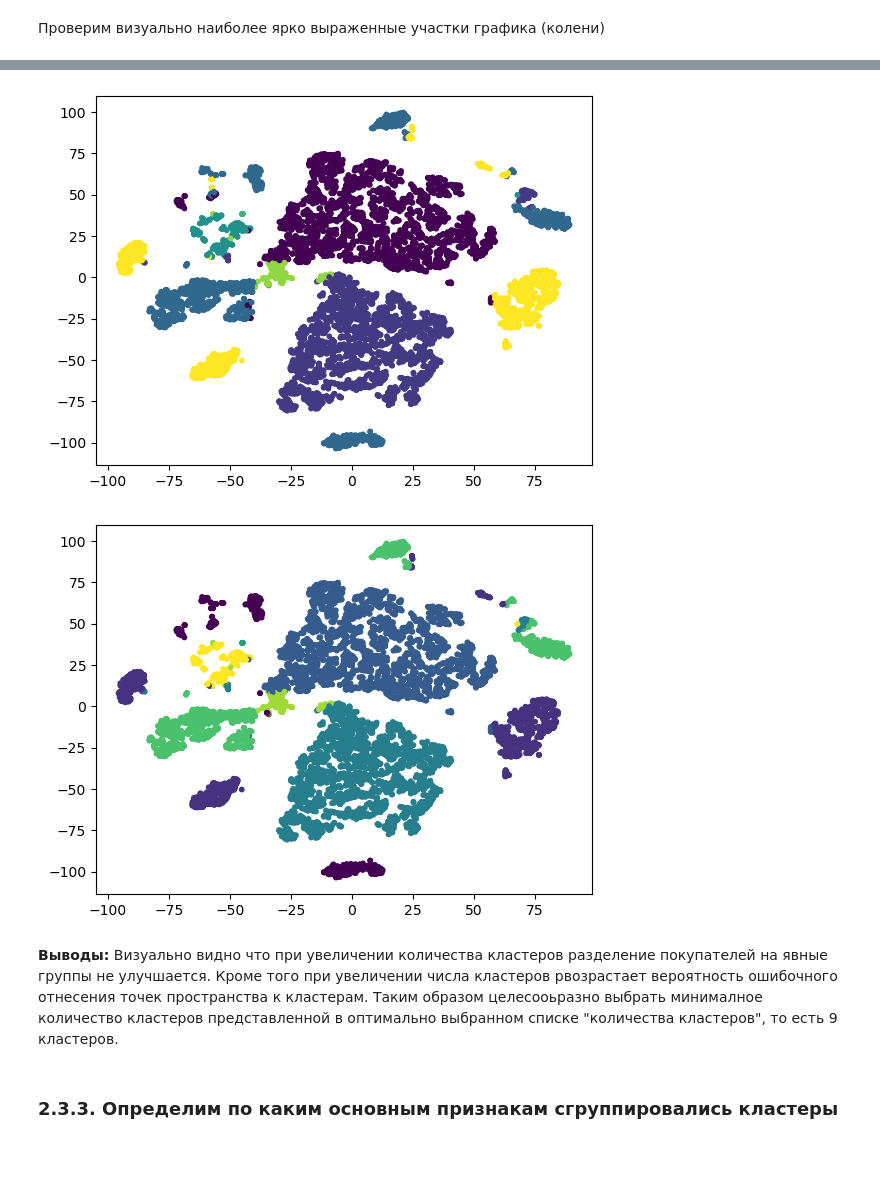
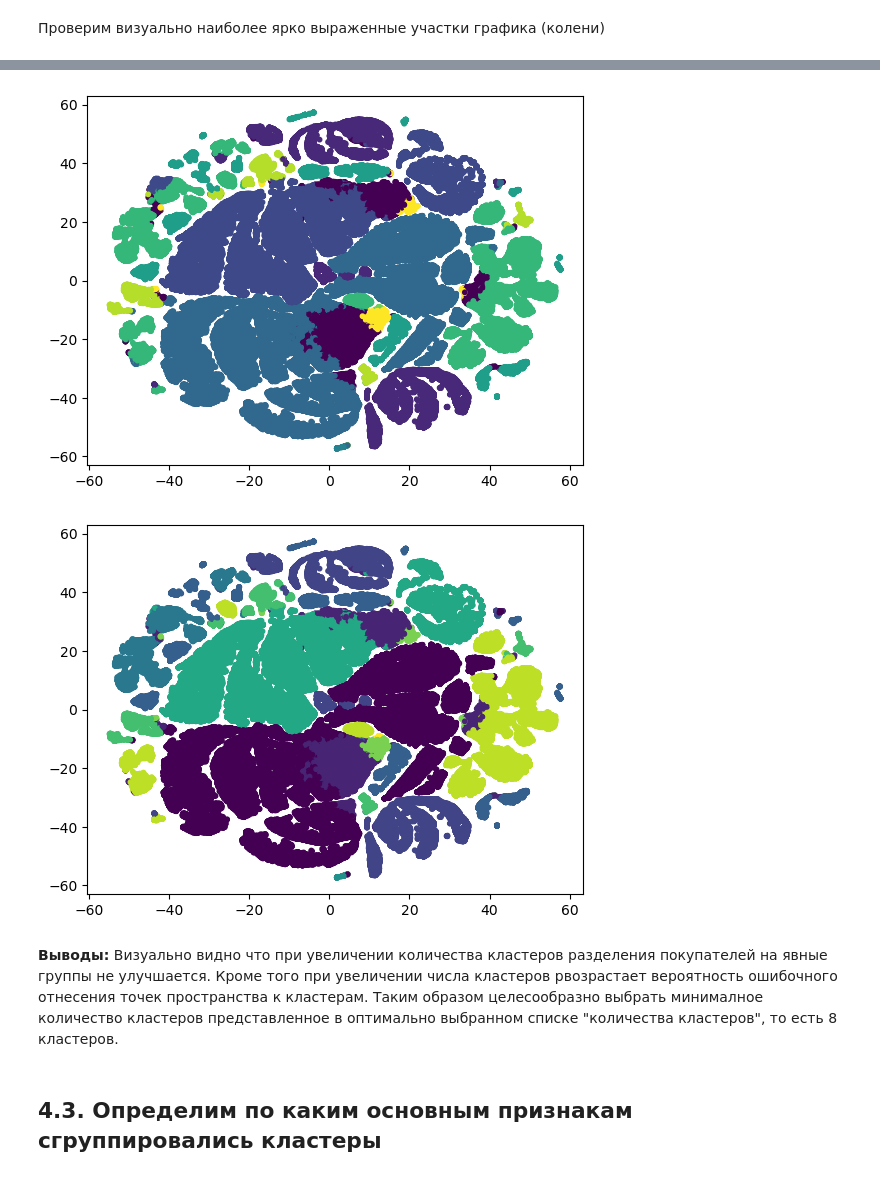
Before and after one commit to ArgentovS/PurchasePropensityModel, a Jupyter notebook: part2.ipynb, the cells around one changed output, grey strips where cells are left out. Drawn from its saved outputs; the diff is of its cells as text; code cells hidden in the pictures.

```diff
--- a/part2.ipynb
+++ b/part2.ipynb
@@ -158,8 +363,7 @@ test.select_run_test(df_test_cost['cost'], df_control_cost['cost'])
 # %%
-# Получим датасет покупателей, участвовавшихх в AB тесте
-df_buyer = df_AB.groupby(['id']).\
+# Получим датасет покупателей
+df_buyer = df_all.groupby(['id']).\
         agg({'product': 'count', 'cost': 'sum', 'product_sex': 'max',
              'dt': 'nunique', 'gender': 'max', 'age': 'max',
             'education': 'max', 'city': 'max', 'country': 'max', 'personal_coef': 'max',
              'test': 'max'})
-df_buyer
@@ -283,17 +467,17 @@ plt.scatter(df_buyer['X'], df_buyer['Y'], s=10, c=kmeans_10.labels_);
 # %%
-# Разбиение на 12 кластера
-kmeans_12 = KMeans(n_clusters=7, n_init=10).fit(df_num_cat_sc)
-plt.scatter(df_buyer['X'], df_buyer['Y'], s=10, c=kmeans_12.labels_);
+# Разбиение на 10 кластера
+kmeans_10 = KMeans(n_clusters=10, n_init=10).fit(df_num_cat_sc)
+plt.scatter(df_buyer['X'], df_buyer['Y'], s=10, c=kmeans_10.labels_);
 # %% [output]
-[figure, old version]
+[figure, new version]
 # %%
-# Разбиение на 13 кластера
-kmeans_13 = KMeans(n_clusters=8, n_init=10).fit(df_num_cat_sc)
-plt.scatter(df_buyer['X'], df_buyer['Y'], s=10, c=kmeans_13.labels_);
+# Разбиение на 11 кластера
+kmeans_11 = KMeans(n_clusters=11, n_init=10).fit(df_num_cat_sc)
+plt.scatter(df_buyer['X'], df_buyer['Y'], s=10, c=kmeans_11.labels_);
 # %% [output]
-[figure, old version]
+[figure, new version]
 # %% [markdown]
-**Выводы:** Визуально видно что при увеличении количества кластеров разделение покупателей на явные группы не улучшается. Кроме того при увеличении числа кластеров рвозрастает вероятность ошибочного отнесения точек пространства к кластерам. Таким образом целесооьразно выбрать минималное количество кластеров представленной в оптимально выбранном списке "количества кластеров", то есть 9 кластеров.
+**Выводы:** Визуально видно что при увеличении количества кластеров разделения покупателей на явные группы не улучшается. Кроме того при увеличении числа кластеров рвозрастает вероятность ошибочного отнесения точек пространства к кластерам. Таким образом целесообразно выбрать минималное количество кластеров представленное в оптимально выбранном списке "количества кластеров", то есть 8 кластеров.
 # %% [markdown]
-### 2.3.3. Определим по каким основным признакам сгруппировались кластеры
+## 4.3. Определим по каким основным признакам сгруппировались кластеры
 # %%
```
Also changed, not shown: parts of 56 cells of this notebook, 1 other file.
